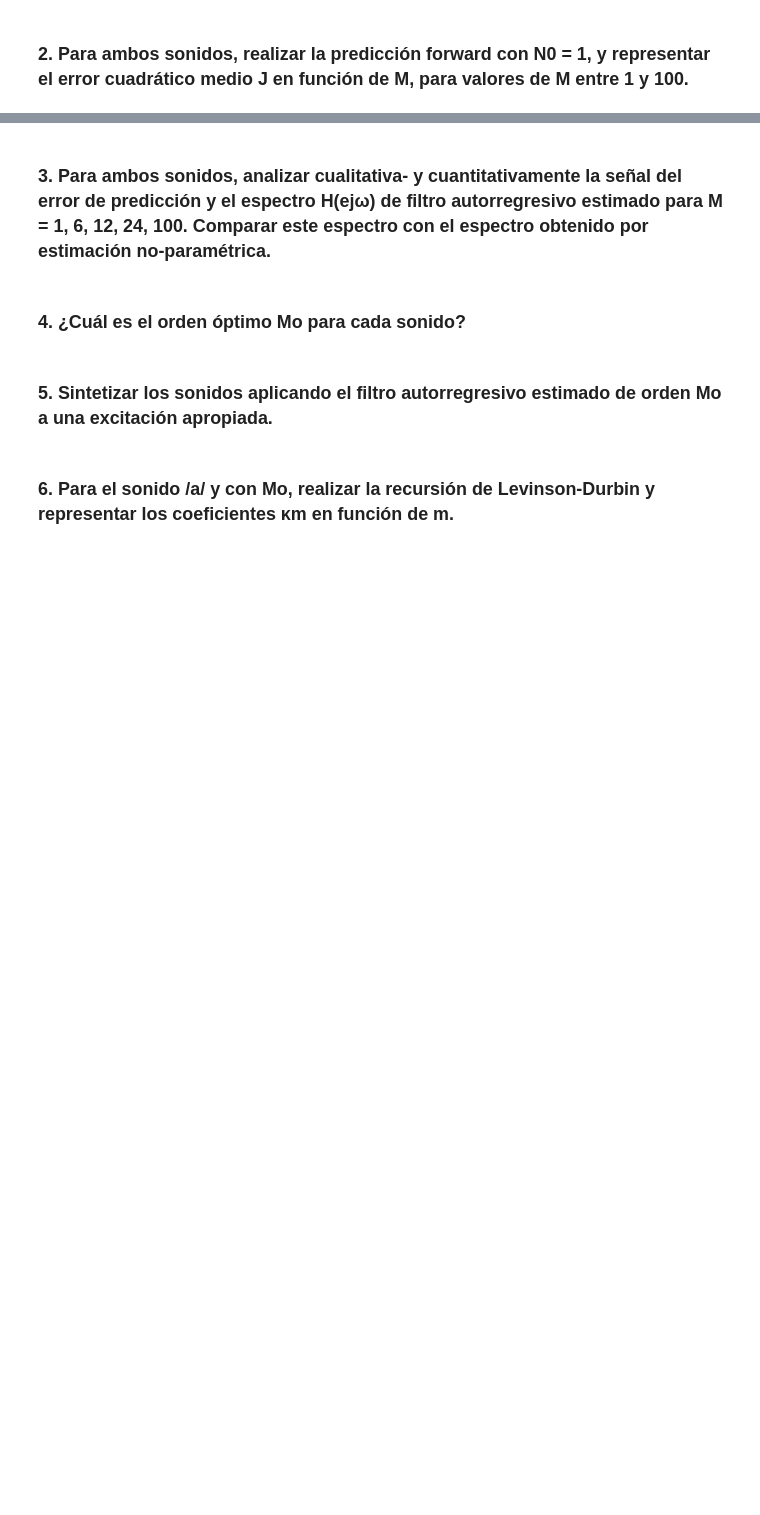
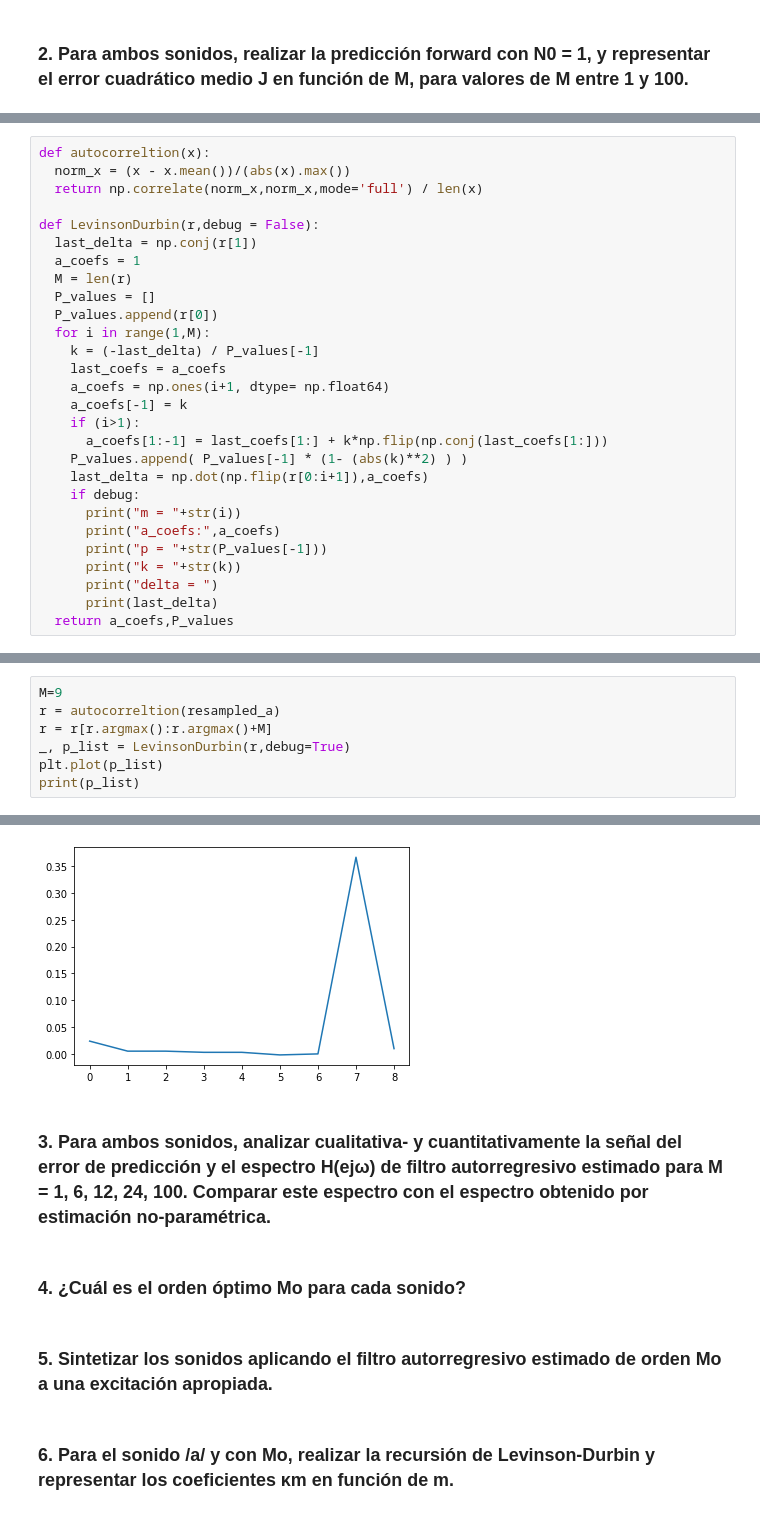
Before and after one commit to ManuMollon261297/PASA, a Jupyter notebook: TP3/linear_prediction.ipynb, the cells around one changed output, grey strips where cells are left out. Saved outputs shown, nothing was run; the diff lists cells and outputs as text; blank space fills up the shorter version.

```diff
--- a/TP3/linear_prediction.ipynb
+++ b/TP3/linear_prediction.ipynb
@@ -77,0 +66,28 @@ def LevinsonDurbin(r,M):
+# %%
+def autocorreltion(x):
+  norm_x = (x - x.mean())/(abs(x).max())
+  return np.correlate(norm_x,norm_x,mode='full') / len(x)
+
+def LevinsonDurbin(r,debug = False):
+  last_delta = np.conj(r[1])
+  a_coefs = 1
+  M = len(r)
+  P_values = []
+  P_values.append(r[0])
+  for i in range(1,M):
+    k = (-last_delta) / P_values[-1]
+    last_coefs = a_coefs
+    a_coefs = np.ones(i+1, dtype= np.float64)
+    a_coefs[-1] = k
+    if (i>1):
+      a_coefs[1:-1] = last_coefs[1:] + k*np.flip(np.conj(last_coefs[1:]))
+    P_values.append( P_values[-1] * (1- (abs(k)**2) ) )
+    last_delta = np.dot(np.flip(r[0:i+1]),a_coefs)
+    if debug:
+      print("m = "+str(i))
+      print("a_coefs:",a_coefs)
+      print("p = "+str(P_values[-1]))
+      print("k = "+str(k))
+      print("delta = ")
+      print(last_delta)
+  return a_coefs,P_values
@@ -77,0 +122,8 @@ def LevinsonDurbin(r,M):
+# %%
+M=9
+r = autocorreltion(resampled_a)
+r = r[r.argmax():r.argmax()+M]
+_, p_list = LevinsonDurbin(r,debug=True)
+plt.plot(p_list)
+print(p_list)
+# %% [output]
@@ -78,3 +147,4 @@ def LevinsonDurbin(r,M):
+[figure, added]
 # %% [markdown]
 ### 3. Para ambos sonidos, analizar cualitativa- y cuantitativamente la señal del error de predicción y el espectro H(ejω) de filtro autorregresivo estimado para M = 1, 6, 12, 24, 100. Comparar este espectro con el espectro obtenido por estimación no-paramétrica.
 # %% [markdown]
```
Also changed, not shown: parts of 4 cells of this notebook.
